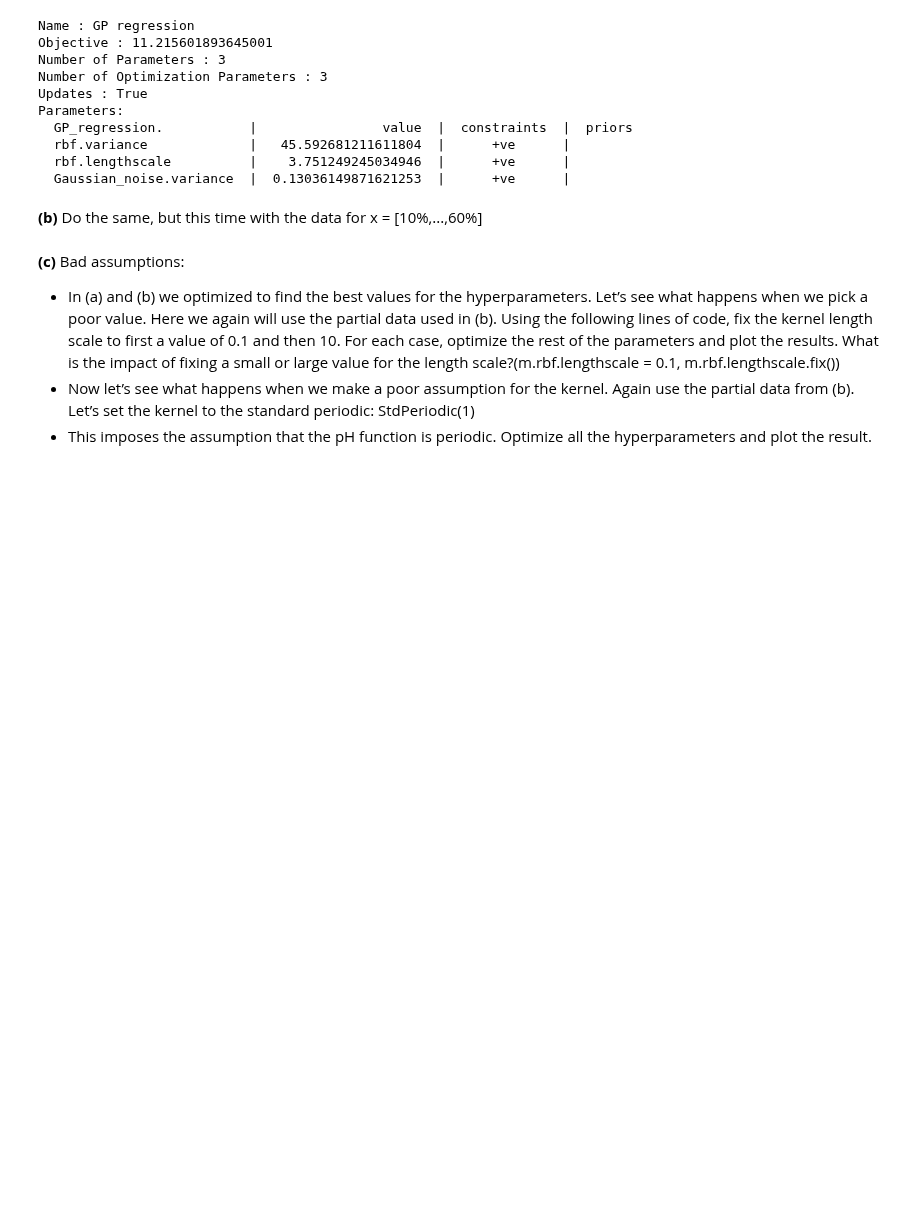
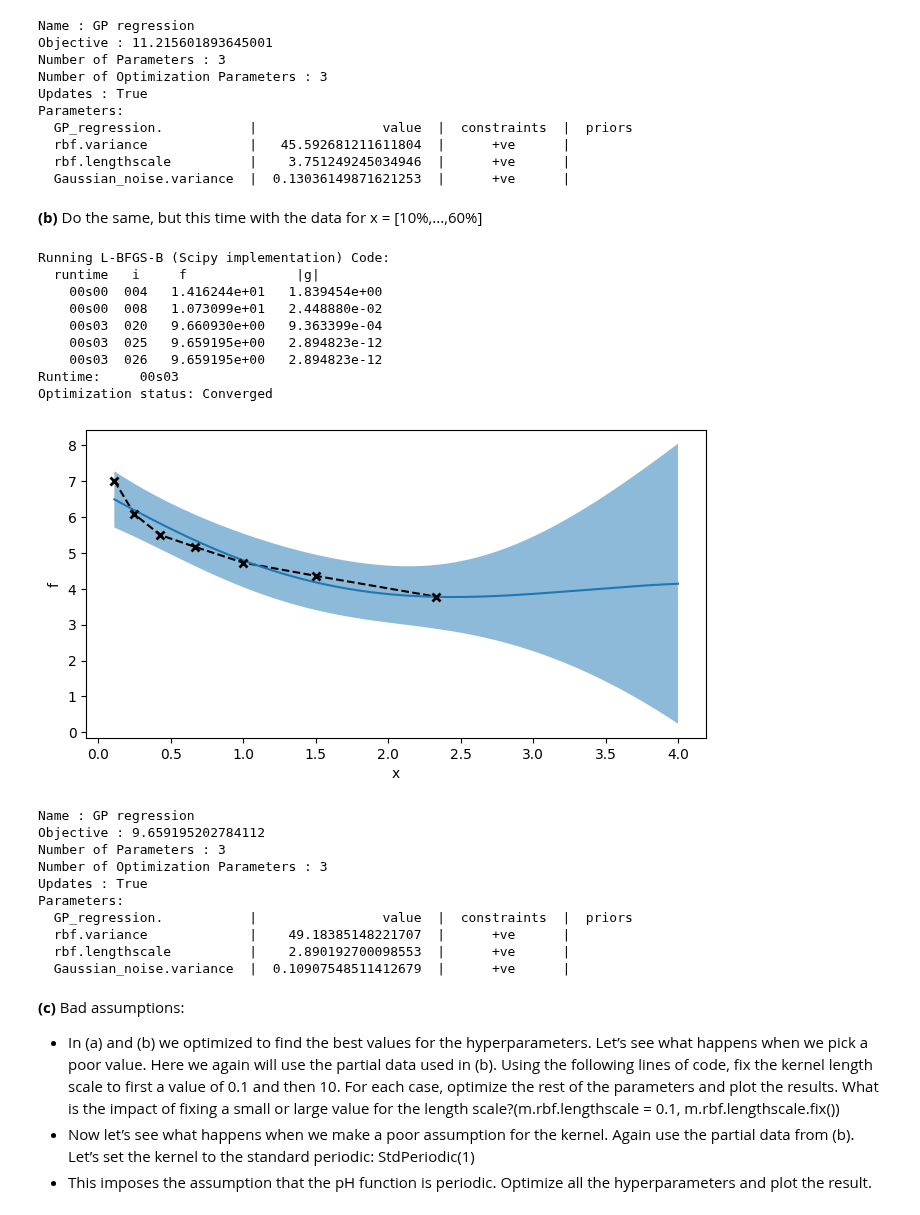
Before and after one commit to jess-garnett/LEGOLAS-Files, a Jupyter notebook: Code/LEGOLAS_Scripts/LegolasOutline.ipynb, the cells around one changed output. Cells and saved outputs as stored; diff of their text form; code cells hidden in the pictures; blank space fills up the shorter version.

```diff
--- a/Code/LEGOLAS_Scripts/LegolasOutline.ipynb
+++ b/Code/LEGOLAS_Scripts/LegolasOutline.ipynb
@@ -412,6 +412,50 @@ Parameters:
 # %% [markdown]
 
 **(b)** Do the same, but this time with the data for x = [10%,...,60%]
+# %%
+cut=1
+k = GPy.kern.RBF(1)
+m = GPy.models.GPRegression(
+    X=X[:-cut],
+    Y=Y[:-cut],
+    kernel=k)
+
+# optimize hyperparameters
+m.optimize(messages=True, max_iters=100)#
+
+x_range=np.linspace(min(X),max(X),1000)
+
+# Identify the mean and covariance of the GP fit over the grid
+mean, Cov = m.predict(x_range, full_cov=True)
+
+# Plot the generating curve and the GP
+plt.figure(figsize = (8,4))
+plt.plot(X[:-cut], Y[:-cut],'k--')
+# plt.plot(x_range,mean)
+plot_gp(x_range, mean, Cov, training_points=(X[:-cut],Y[:-cut]))
+plt.show()
+print(m)
+# %% [output]
+Running L-BFGS-B (Scipy implementation) Code:
+  runtime   i     f              |g|
+    00s00  004   1.416244e+01   1.839454e+00
+    00s00  008   1.073099e+01   2.448880e-02
+    00s03  020   9.660930e+00   9.363399e-04
+    00s03  025   9.659195e+00   2.894823e-12
+    00s03  026   9.659195e+00   2.894823e-12
+Runtime:     00s03
+Optimization status: Converged
+[figure, added]
+Name : GP regression
+Objective : 9.659195202784112
+Number of Parameters : 3
+Number of Optimization Parameters : 3
+Updates : True
+Parameters:
+  GP_regression.           |                value  |  constraints  |  priors
+  rbf.variance             |    49.18385148221707  |      +ve      |
+  rbf.lengthscale          |    2.890192700098553  |      +ve      |
+  Gaussian_noise.variance  |  0.10907548511412679  |      +ve      |
 # %% [markdown]
 
 **(c)** Bad assumptions:
```
Also changed, not shown: parts of 3 cells of this notebook.
